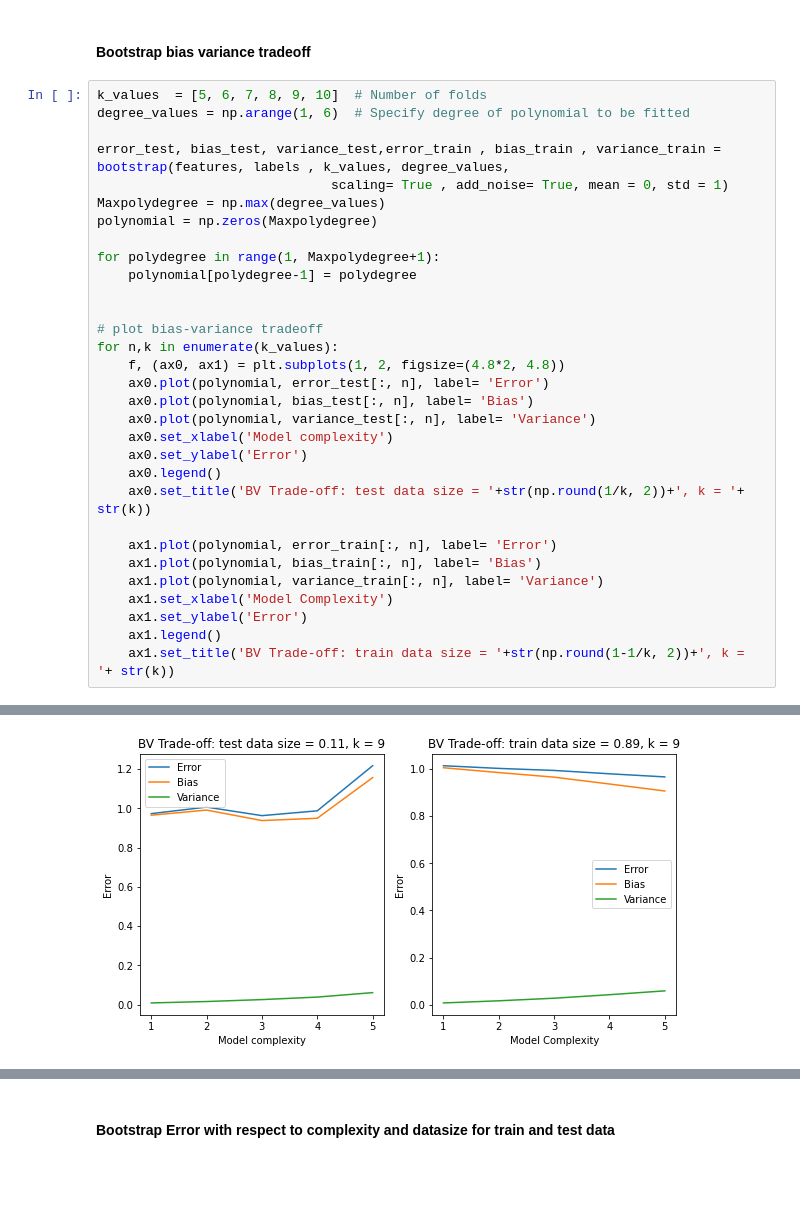
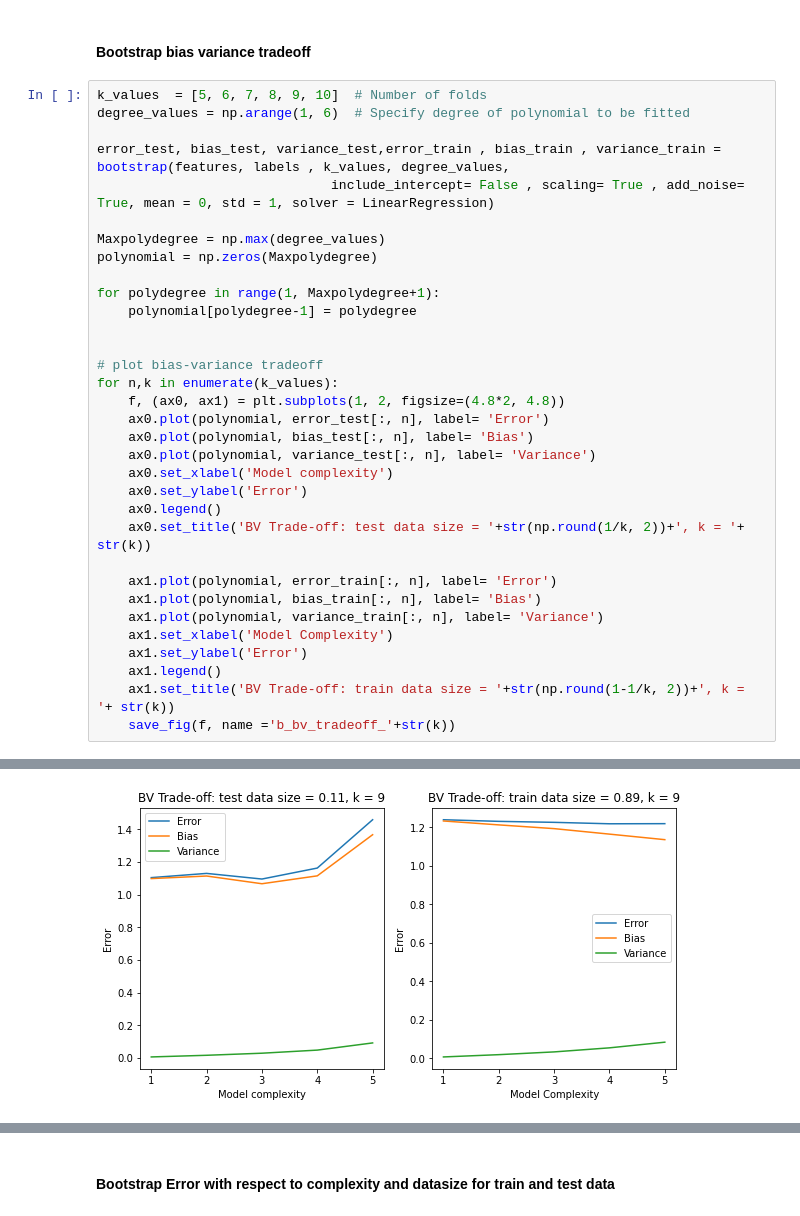
Before and after one commit to frederikrogge/compsci-project, a Jupyter notebook: Notebooks/task2&3.ipynb, the cells around one changed output, grey strips where cells are left out. Drawn from its saved outputs; the diff is of its cells as text; blank space fills up the shorter version.

Commit message:
updated code and generated plots for task 2, 3

```diff
--- a/Notebooks/task2&3.ipynb
+++ b/Notebooks/task2&3.ipynb
@@ -138,7 +129,8 @@ k_values  = [5, 6, 7, 8, 9, 10]  # Number of folds
 degree_values = np.arange(1, 6)  # Specify degree of polynomial to be fitted
 
 error_test, bias_test, variance_test,error_train , bias_train , variance_train = bootstrap(features, labels , k_values, degree_values,
-                              scaling= True , add_noise= True, mean = 0, std = 1)
+                              include_intercept= False , scaling= True , add_noise= True, mean = 0, std = 1, solver = LinearRegression)
+
 Maxpolydegree = np.max(degree_values)
 polynomial = np.zeros(Maxpolydegree)
 
@@ -164,4 +156,5 @@ for n,k in enumerate(k_values):
     ax1.set_ylabel('Error')
     ax1.legend()
     ax1.set_title('BV Trade-off: train data size = '+str(np.round(1-1/k, 2))+', k = '+ str(k))
+    save_fig(f, name ='b_bv_tradeoff_'+str(k))
 # %% [output]
@@ -172 +165 @@ for n,k in enumerate(k_values):
-[figure, old version]
+[figure, new version]
```
Also changed, not shown: parts of 13 cells of this notebook, 16 other files.
